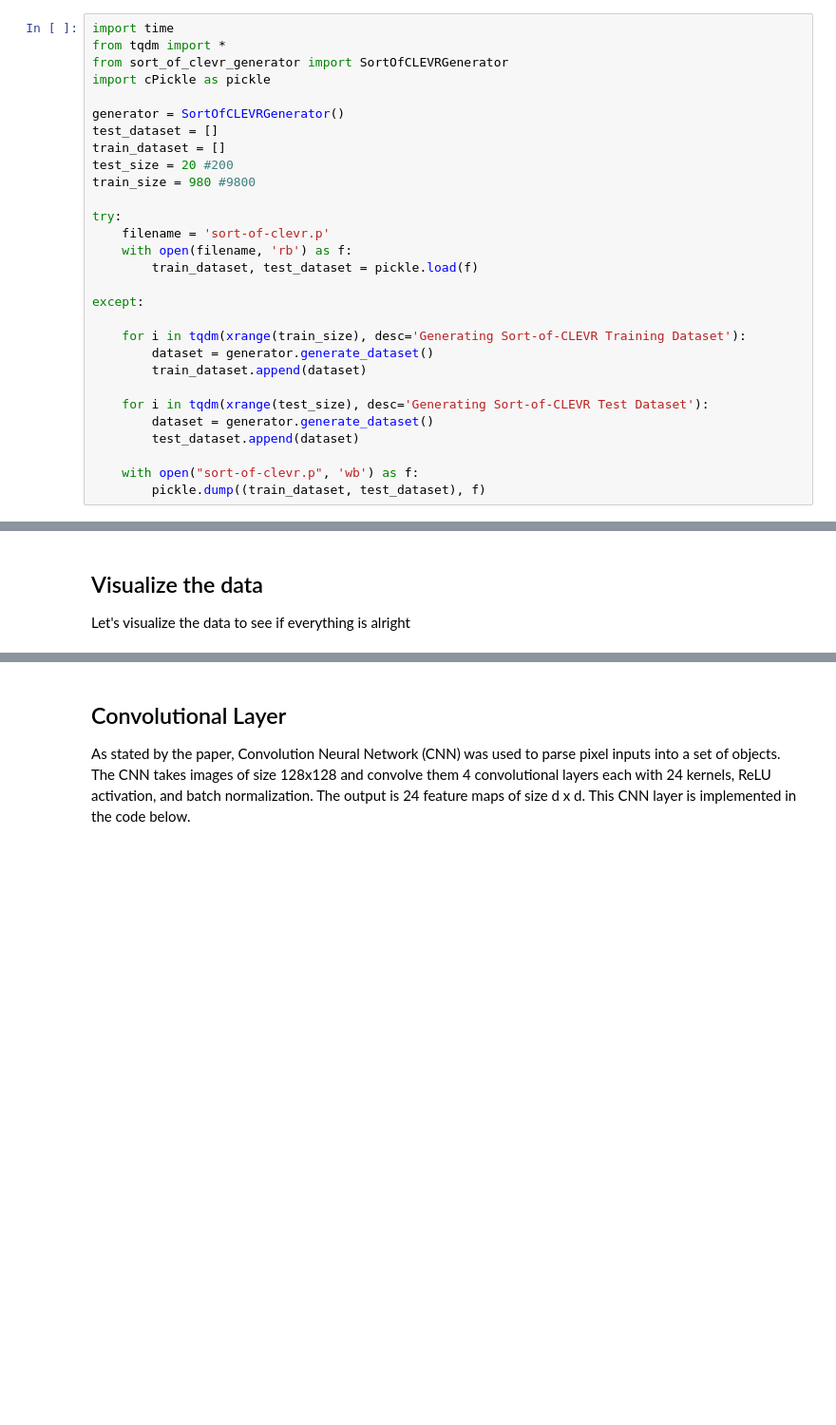
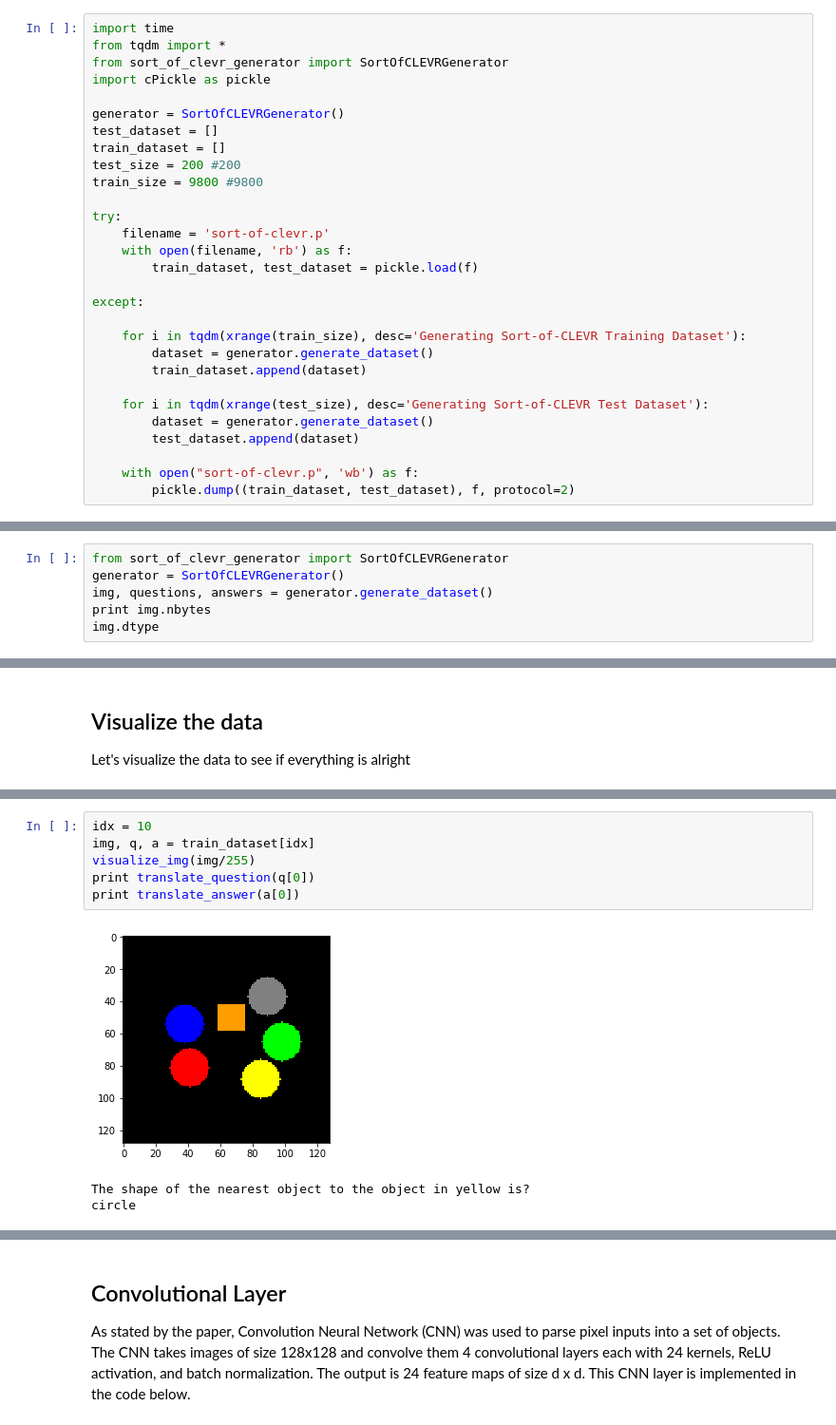
Before and after one commit to tcl326/relation-networks, a Jupyter notebook: A Simple Neural Network Module for Relational Reasoning.ipynb, the cells around one changed output, grey strips where cells are left out. Shown at 95% size. Cells and saved outputs as stored; diff of their text form; blank space fills up the shorter version.

```diff
--- a/A Simple Neural Network Module for Relational Reasoning.ipynb
+++ b/A Simple Neural Network Module for Relational Reasoning.ipynb
@@ -47,8 +47,8 @@ import cPickle as pickle
 generator = SortOfCLEVRGenerator()
 test_dataset = []
 train_dataset = []
-test_size = 20 #200
-train_size = 980 #9800
+test_size = 200 #200
+train_size = 9800 #9800
 
 try:
     filename = 'sort-of-clevr.p'
@@ -66,7 +66,7 @@ except:
         test_dataset.append(dataset)
 
     with open("sort-of-clevr.p", 'wb') as f:
-        pickle.dump((train_dataset, test_dataset), f)
+        pickle.dump((train_dataset, test_dataset), f, protocol=2)
 # %% [markdown]
 ## Preprocess Data for Training
 
@@ -91,0 +88,6 @@ train_img.nbytes
+# %%
+from sort_of_clevr_generator import SortOfCLEVRGenerator
+generator = SortOfCLEVRGenerator()
+img, questions, answers = generator.generate_dataset()
+print img.nbytes
+img.dtype
@@ -146,3 +142,13 @@ How many objects have the same shape as the object in orange?
+# %%
+idx = 10
+img, q, a = train_dataset[idx]
+visualize_img(img/255)
+print translate_question(q[0])
+print translate_answer(a[0])
+# %% [output]
+[figure, added]
+The shape of the nearest object to the object in yellow is?
+circle
 # %% [markdown]
 ## Visual Question and Answer Sort-of-CLEVR Architecture
 
```
Also changed, not shown: parts of 10 cells of this notebook, 1 other file.
